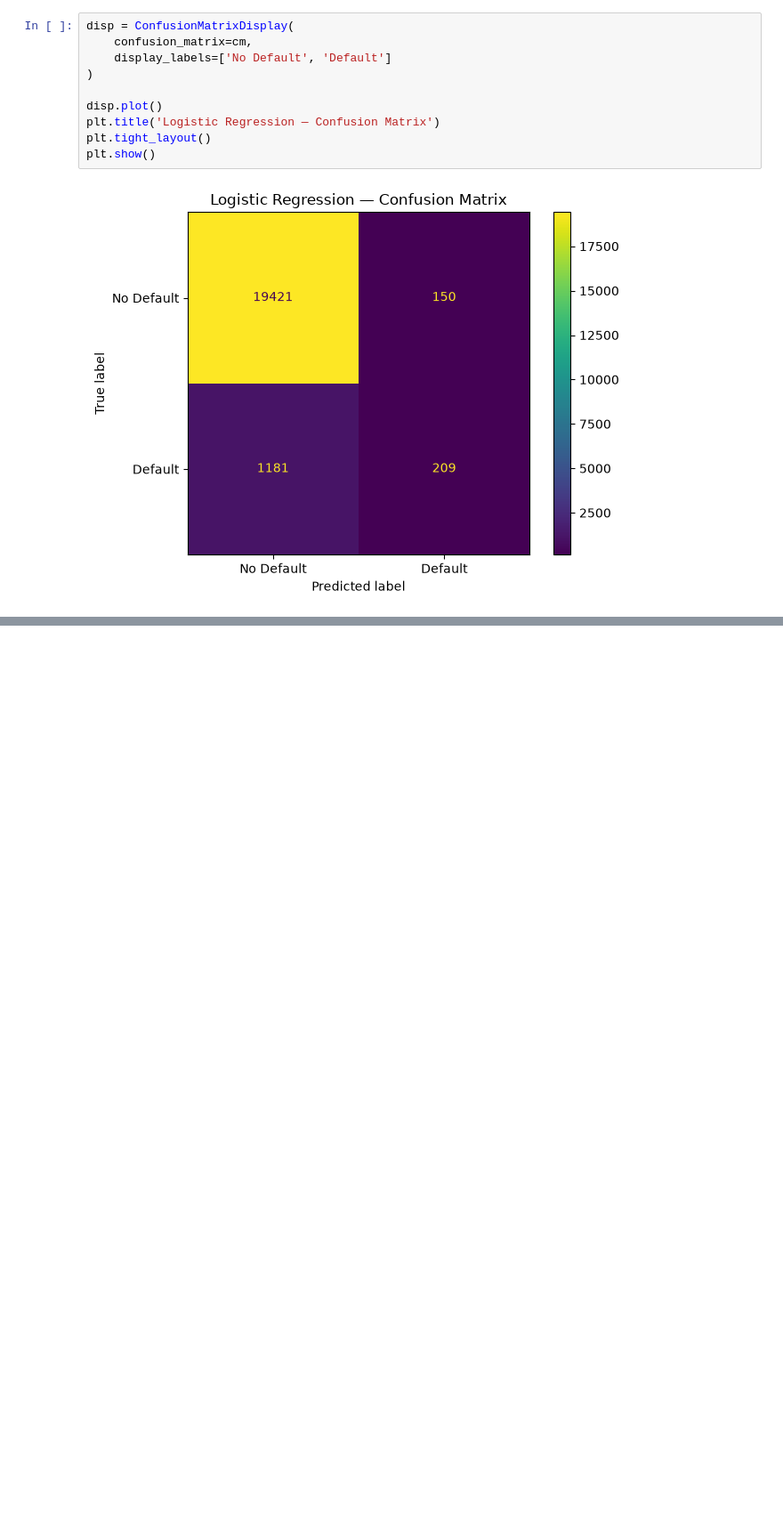
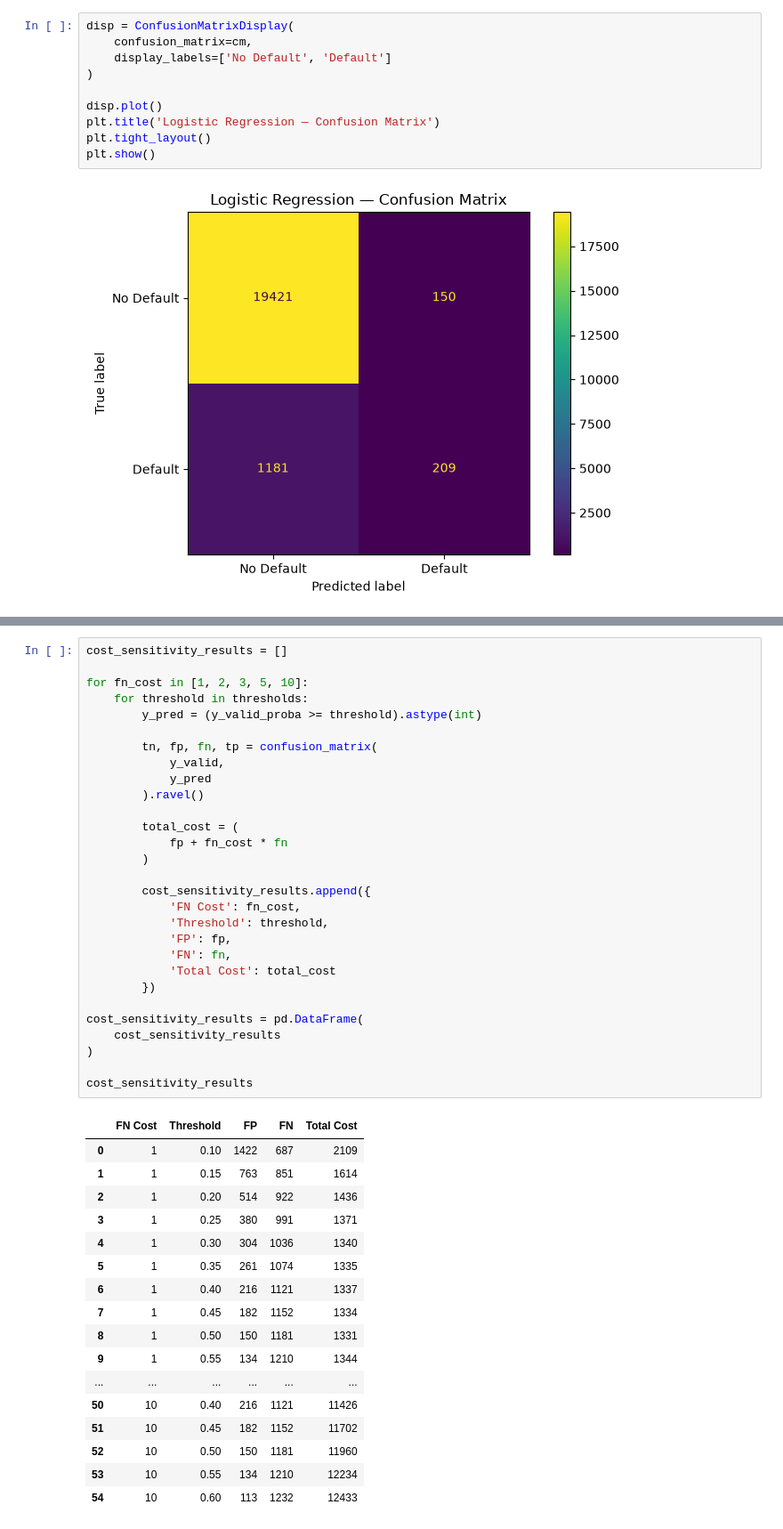
Before and after one commit to Randysman/credit_score, a Jupyter notebook: Modeling.ipynb, the cells around one changed output, grey strips where cells are left out. Shown at 89% size. Saved outputs shown, nothing was run; the diff lists cells and outputs as text; blank space fills up the shorter version.

```diff
--- a/Modeling.ipynb
+++ b/Modeling.ipynb
@@ -250,0 +522,47 @@ plt.show()
+# %%
+cost_sensitivity_results = []
+
+for fn_cost in [1, 2, 3, 5, 10]:
+    for threshold in thresholds:
+        y_pred = (y_valid_proba >= threshold).astype(int)
+
+        tn, fp, fn, tp = confusion_matrix(
+            y_valid,
+            y_pred
+        ).ravel()
+
+        total_cost = (
+            fp + fn_cost * fn
+        )
+
+        cost_sensitivity_results.append({
+            'FN Cost': fn_cost,
+            'Threshold': threshold,
+            'FP': fp,
+            'FN': fn,
+            'Total Cost': total_cost
+        })
+
+cost_sensitivity_results = pd.DataFrame(
+    cost_sensitivity_results
+)
+
+cost_sensitivity_results
+# %% [output]
+|  | FN Cost | Threshold | FP | FN | Total Cost |
+| 0 | 1 | 0.10 | 1422 | 687 | 2109 |
+| 1 | 1 | 0.15 | 763 | 851 | 1614 |
+| 2 | 1 | 0.20 | 514 | 922 | 1436 |
+| 3 | 1 | 0.25 | 380 | 991 | 1371 |
+| 4 | 1 | 0.30 | 304 | 1036 | 1340 |
+| 5 | 1 | 0.35 | 261 | 1074 | 1335 |
+| 6 | 1 | 0.40 | 216 | 1121 | 1337 |
+| 7 | 1 | 0.45 | 182 | 1152 | 1334 |
+| 8 | 1 | 0.50 | 150 | 1181 | 1331 |
+| 9 | 1 | 0.55 | 134 | 1210 | 1344 |
+| ... | ... | ... | ... | ... | ... |
+| 50 | 10 | 0.40 | 216 | 1121 | 11426 |
+| 51 | 10 | 0.45 | 182 | 1152 | 11702 |
+| 52 | 10 | 0.50 | 150 | 1181 | 11960 |
+| 53 | 10 | 0.55 | 134 | 1210 | 12234 |
+| 54 | 10 | 0.60 | 113 | 1232 | 12433 |
```
Also changed, not shown: parts of 14 cells of this notebook.
